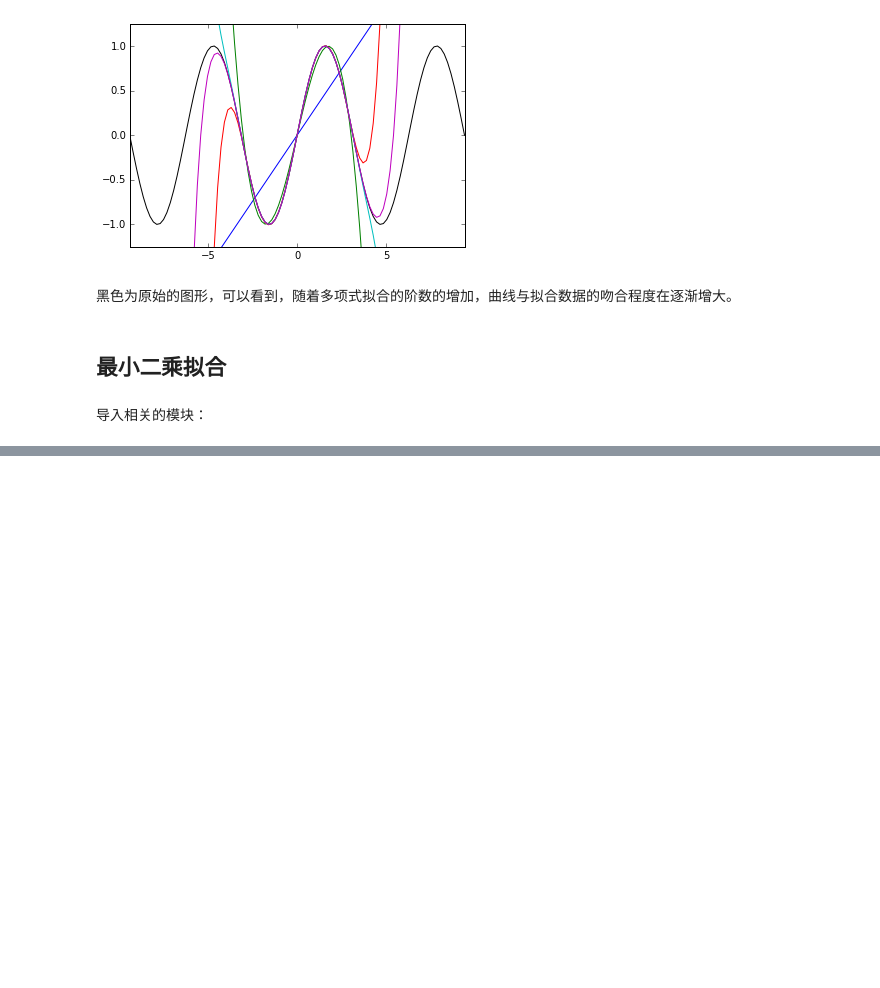
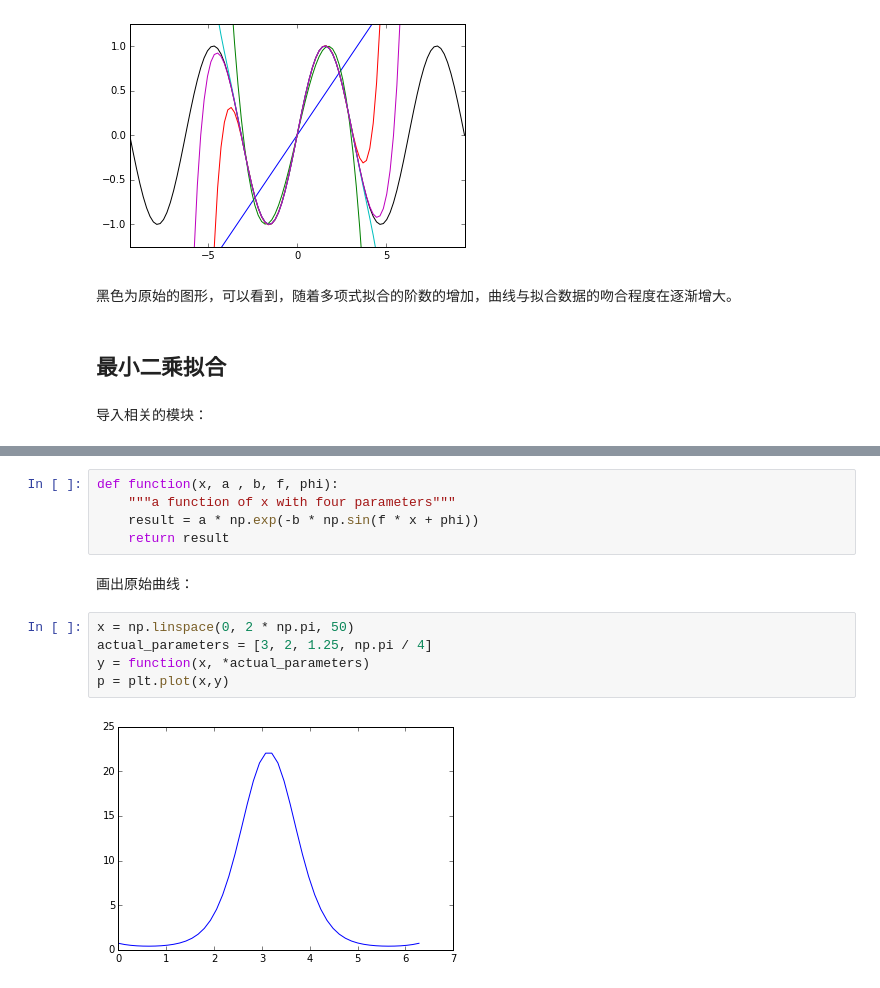
Before and after one commit to xiangliTHU/python-tutorial, a Jupyter notebook: 04. scipy/04.04 curve fitting.ipynb, the cells around one changed output, grey strips where cells are left out. Drawn from its saved outputs; the diff is of its cells as text; blank space fills up the shorter version.

```diff
--- a/04. scipy/04.04 curve fitting.ipynb
+++ b/04. scipy/04.04 curve fitting.ipynb
@@ -117,0 +197,14 @@ plt.plot(x,y,'x')
+# %%
+def function(x, a , b, f, phi):
+    """a function of x with four parameters"""
+    result = a * np.exp(-b * np.sin(f * x + phi))
+    return result
+# %% [markdown]
+画出原始曲线：
+# %%
+x = np.linspace(0, 2 * np.pi, 50)
+actual_parameters = [3, 2, 1.25, np.pi / 4]
+y = function(x, *actual_parameters)
+p = plt.plot(x,y)
+# %% [output]
+[figure, added]
```
Also changed, not shown: parts of 46 cells of this notebook, 1 other file.
